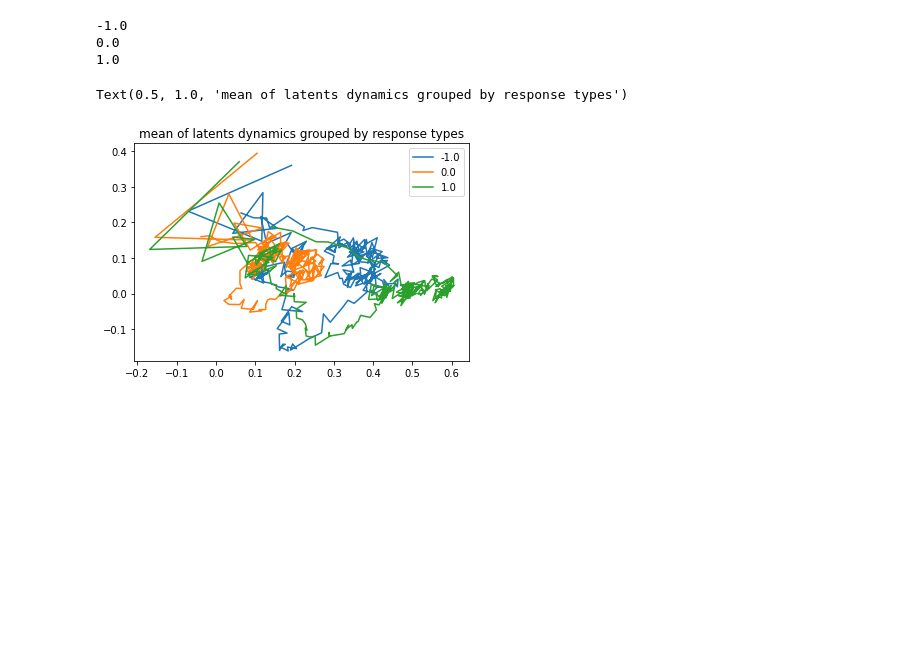
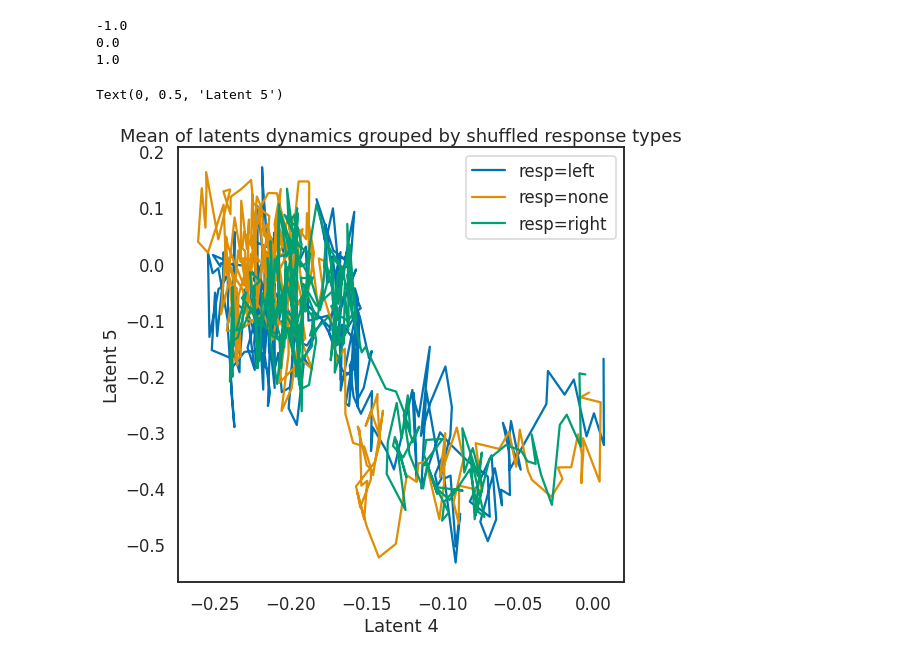
Before and after one commit to wanyuL/ReinforcementRats2021, a Jupyter notebook: RNN_Notebook.ipynb, the cells around one changed output. Drawn from its saved outputs; the diff is of its cells as text; code cells hidden in the pictures; blank space fills up the shorter version.

```diff
--- a/RNN_Notebook.ipynb
+++ b/RNN_Notebook.ipynb
@@ -121,8 +69,17 @@ testData = torch.from_numpy(spk[:, ntrials*4//5:, :]).to(device).float()
 # %%
+# initialize the ANN
+ncomp=5
+import nmastandard as nmas
+nmas.set_seed(seed=6,seed_torch=True)
 # we initialize the neural network
-net = rnn0(ncomp, trainingData.shape[-1], trainingData.shape[-1], dropout=0.5 ,bidi = False).to(device)
-
+net = rnn0(ncomp, trainingData.shape[-1], trainingData.shape[-1], dropout=0 ,bidi = False).to(device)
 # special thing:  we initialize the biases of the last layer in the neural network
 # we set them as the mean firing rates of the neurons.
 # this should make the initial predictions close to the mean, because the latents don't contribute much
 net.fc.bias.data[:] = trainingData.mean((0,1))
+# # initialize other weights; this will affect loss!
+# net.fc.weight.data.data.normal_(0,.02)
+# net.rnn.weight_hh_l0.data.normal_(0,.02)
+# net.rnn.weight_ih_l0.data.normal_(0,.02)
+# net.rnn.bias_hh_l0.data.normal_(0,.02)
+# net.rnn.bias_ih_l0.data.normal_(0,.02)
@@ -129,6 +88,9 @@ net.fc.bias.data[:] = trainingData.mean((0,1))
 # %%
 # train the rnn!
-_,_,latv = rnn0.train(net,trainingData,trainingData,200,0.005,device,30, None, testData,testData)
+nmas.set_seed(seed=8,seed_torch=True)
+# bs=trainingData.shape[2]
+bs=20
+_,_,train_latv,val_latv = rnn0.train(net,trainingData,trainingData,200,0.005,device,bs, nn.MSELoss(), testData,testData)
 # might not expect the model to generalize well, as the adjacency matrices might
 # differ between different neuron subpopulations
 # %% [output]
@@ -172,19 +191,20 @@ plt.show()
 # %%
-## Check latent variable dynamics
-input=torch.tensor(spk,device=device)
-input=input.permute(2,1,0)
-# _,lat=net.rnn(input,ncomp)
-latvd=latv.detach().cpu().numpy()
-latvd.shape
-for i, resp_type in enumerate(np.unique(train_resp)):
+# shuffle the indx
+plt.figure(figsize=(8,8))
+shuffle_train_resp=train_resp
+latvd2=latvd
+np.random.shuffle(shuffle_train_resp)
+for i, resp_type in enumerate(np.unique(shuffle_train_resp)):
   print(resp_type)
-  trial_ind=train_resp==resp_type
-  plt.plot(latvd[:,trial_ind,0].mean(axis=1),latvd[:,trial_ind,1].mean(axis=1),label= resp_type)
-plt.legend()
-plt.title('mean of latents dynamics grouped by response types')
+  trial_ind=shuffle_train_resp==resp_type
+  plt.plot(latvd2[:,trial_ind,3].mean(axis=1),latvd2[:,trial_ind,4].mean(axis=1),label= resp_type)
+plt.legend(('resp=left','resp=none','resp=right'))
+plt.title('Mean of latents dynamics grouped by shuffled response types')
+plt.xlabel('Latent 4')
+plt.ylabel('Latent 5')
 # %% [output]
 -1.0
 0.0
 1.0
-Text(0.5, 1.0, 'mean of latents dynamics grouped by response types')
+Text(0, 0.5, 'Latent 5')
-[figure, old version]
+[figure, new version]
```
Also changed, not shown: parts of 20 cells of this notebook.
